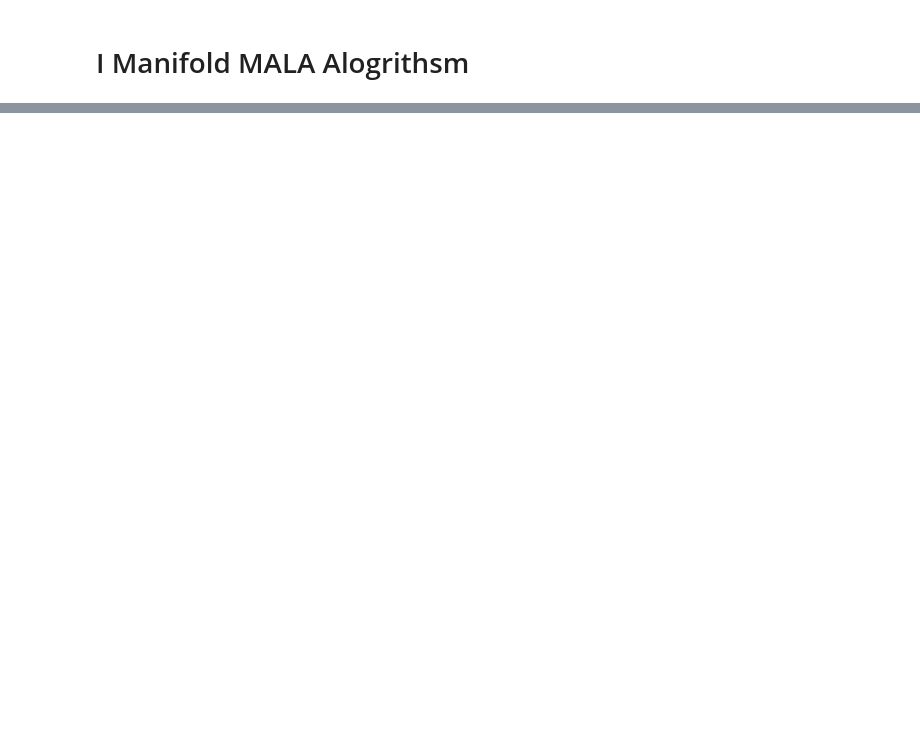
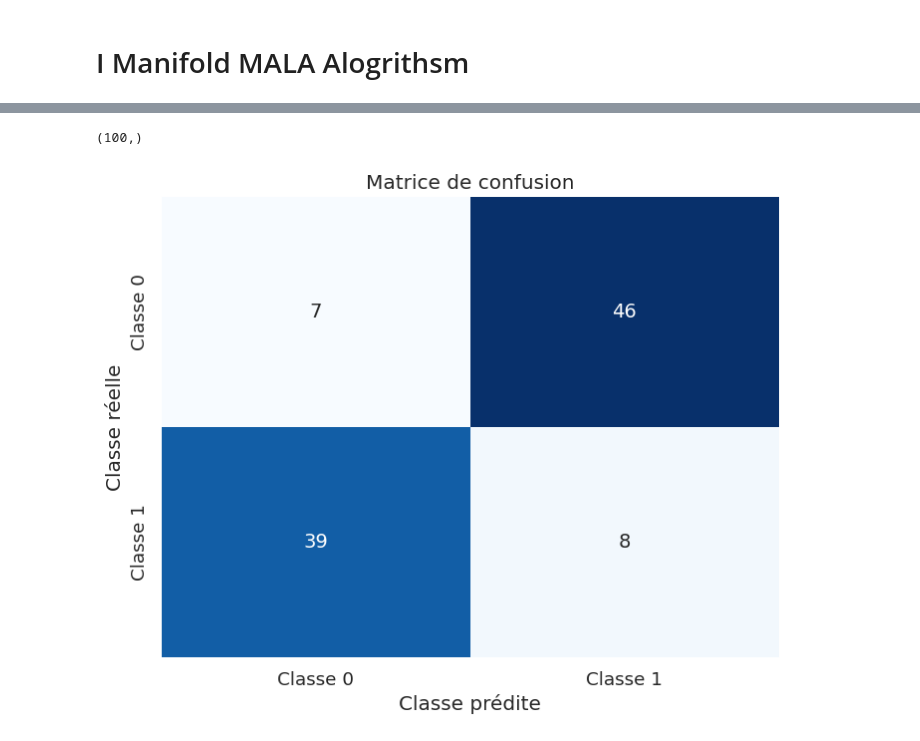
Before and after one commit to pbarriolo/Sampling-Methods-MCMC-Project, a Jupyter notebook: mMALA/mMALAAlgo.ipynb, the cells around one changed output, grey strips where cells are left out. Cells and saved outputs as stored; diff of their text form; code cells hidden in the pictures; blank space fills up the shorter version.

```diff
--- a/mMALA/mMALAAlgo.ipynb
+++ b/mMALA/mMALAAlgo.ipynb
@@ -376,0 +557,11 @@ plt.show()
+# %%
+def get_MALA_MarkovCHaine(X,Y,B=10):
+    N,k=X.shape
+    theta_current=np.zeros(k)+1
+    MALA_chaine=[]
+    for b in range(B):
+        theta_current=one_step_MALA(X,Y,theta_current,learning_rate)
+        MALA_chaine.append(theta_current)
+    return   MALA_chaine
+# %%
+MALA_chaine=get_MALA_MarkovCHaine(X,Y,B=1000)
@@ -376,0 +588,31 @@ plt.show()
+# %%
+# Exemple de données de prédiction et de vraies étiquettes
+beta_hat_MALA=MALA_chaine[-1]
+y_pred_MALA = predictor(X_test,beta_hat_MALA)
+y_pred_MALA.shape
+# %% [output]
+(100,)
+# %%
+import numpy as np
+import matplotlib.pyplot as plt
+from sklearn.metrics import confusion_matrix
+import seaborn as sns
+
+
+
+# Calculer la matrice de confusion
+conf_matrix = confusion_matrix(Y_test, y_pred_MALA)
+
+# Étiquettes des classes
+class_names = ['Classe 0', 'Classe 1']
+
+# Tracer la matrice de confusion
+plt.figure(figsize=(8, 6))
+sns.set(font_scale=1.2)  # Ajuster la taille de la police
+sns.heatmap(conf_matrix, annot=True, fmt='d', cmap='Blues', cbar=False, annot_kws={"size": 14}, xticklabels=class_names, yticklabels=class_names)
+plt.xlabel('Classe prédite')
+plt.ylabel('Classe réelle')
+plt.title('Matrice de confusion')
+plt.show()
+# %% [output]
+[figure, added]
```
Also changed, not shown: parts of 65 cells of this notebook, 2 other files.
